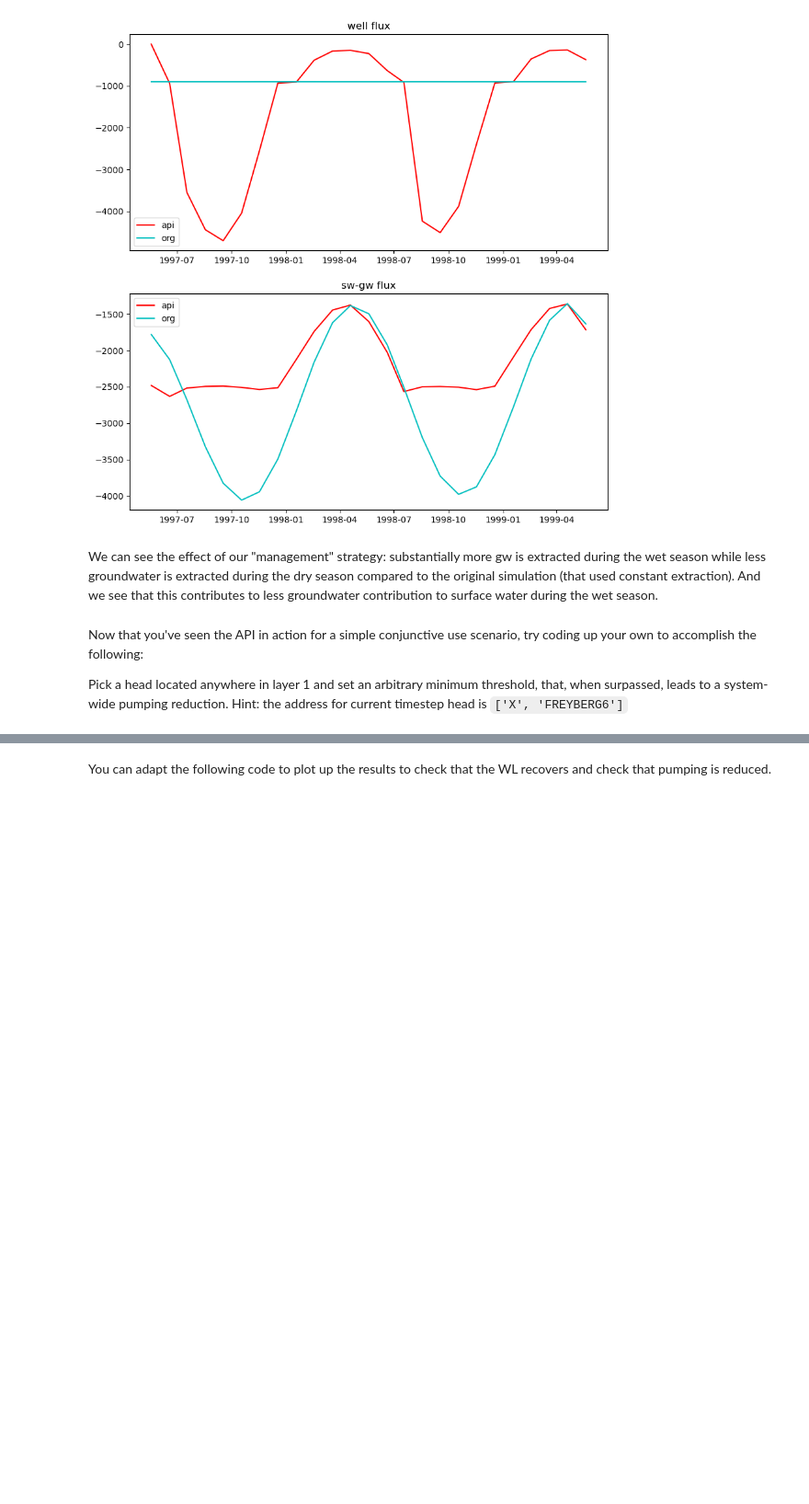
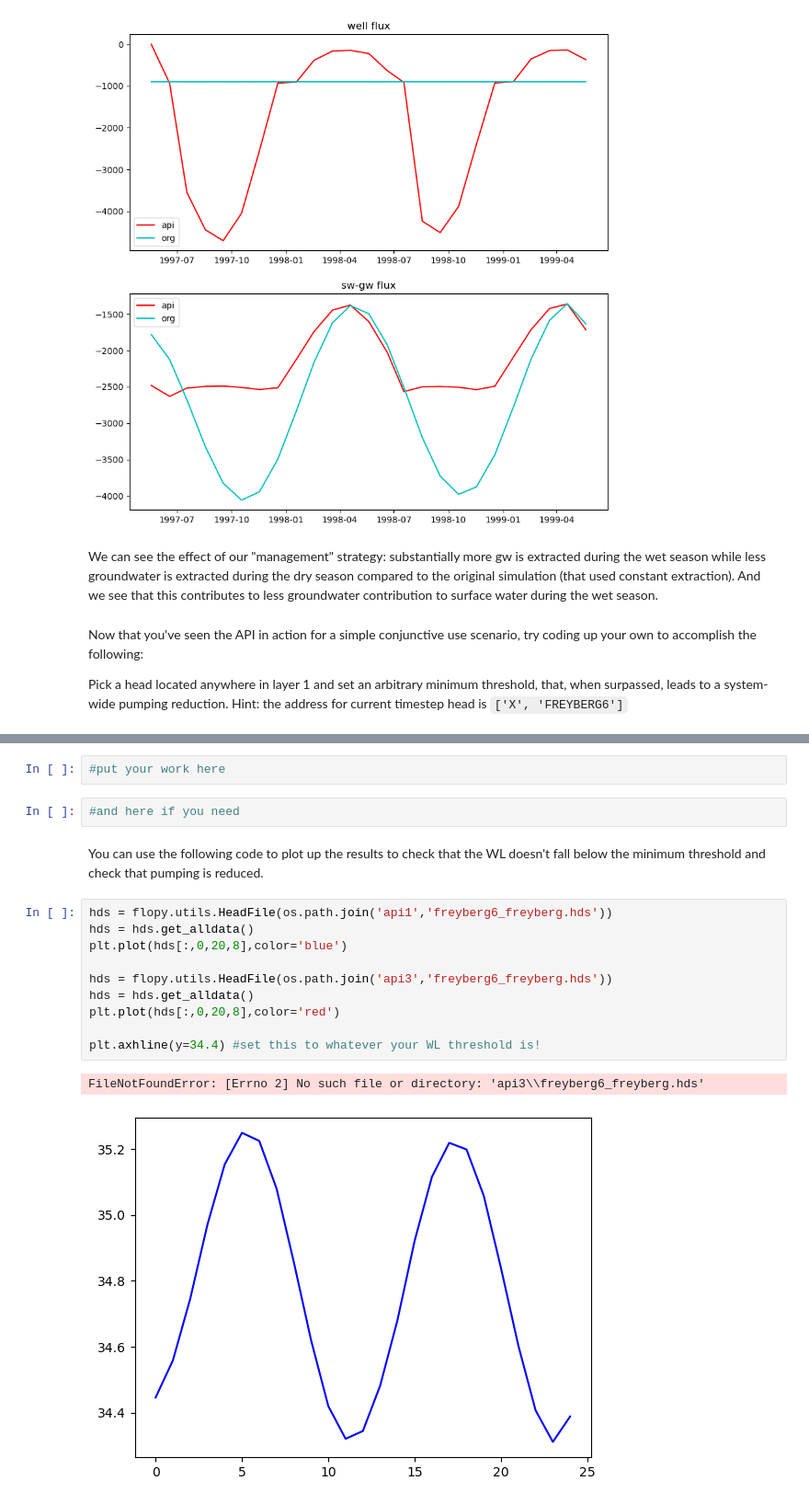
Before and after one commit to kmarkovich-intera/tac-gw-mf6api-demo, a Jupyter notebook: tutorial/mf6api_tutorial.ipynb, the cells around one changed output, grey strips where cells are left out. Shown: that part at 92% size. Saved outputs shown, nothing was run; the diff lists cells and outputs as text; blank space fills up the shorter version.

```diff
--- a/tutorial/mf6api_tutorial.ipynb
+++ b/tutorial/mf6api_tutorial.ipynb
@@ -282,2 +293,19 @@ Pick a head located anywhere in layer 1 and set an arbitrary minimum threshold,
+# %%
+#put your work here
+# %%
+#and here if you need
 # %% [markdown]
-You can adapt the following code to plot up the results to check that the WL recovers and check that pumping is reduced.
+You can use the following code to plot up the results to check that the WL doesn't fall below the minimum threshold and check that pumping is reduced.
+# %%
+hds = flopy.utils.HeadFile(os.path.join('api1','freyberg6_freyberg.hds'))
+hds = hds.get_alldata()
+plt.plot(hds[:,0,20,8],color='blue')
+
+hds = flopy.utils.HeadFile(os.path.join('api3','freyberg6_freyberg.hds'))
+hds = hds.get_alldata()
+plt.plot(hds[:,0,20,8],color='red')
+
+plt.axhline(y=34.4) #set this to whatever your WL threshold is!
+# %% [output]
+FileNotFoundError: [Errno 2] No such file or directory: 'api3\\freyberg6_freyberg.hds'
+[figure, added]
```
Also changed, not shown: parts of 10 cells of this notebook, 5 other files.
